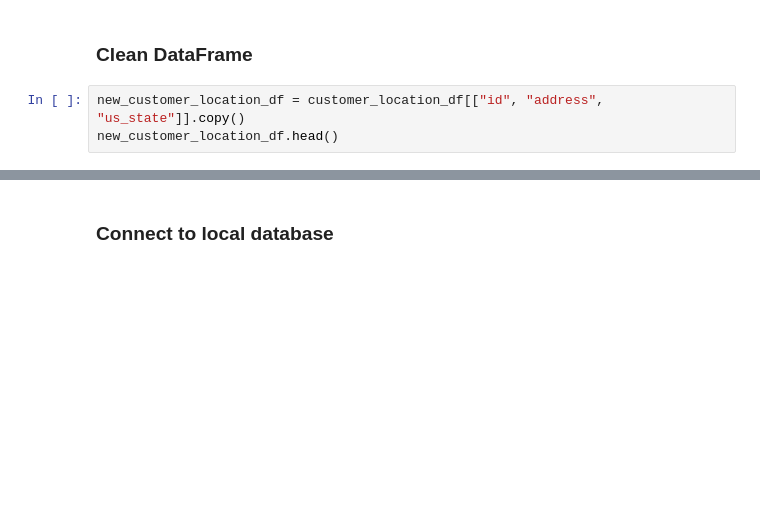
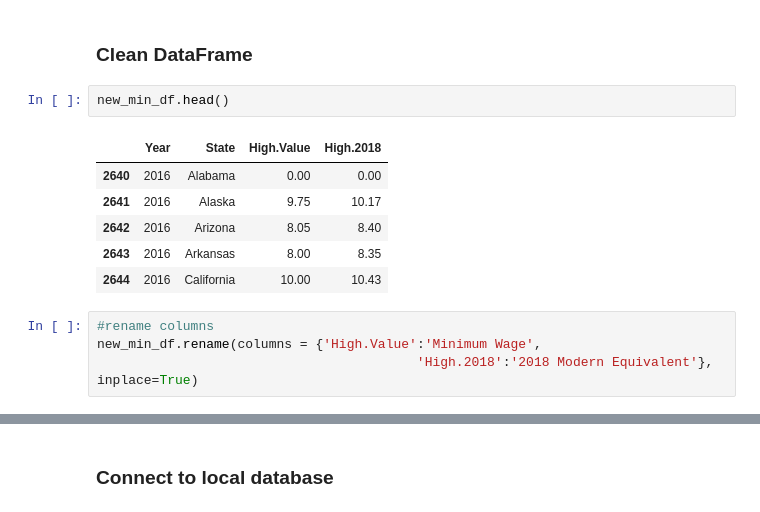
Before and after one commit to pprasitanond/ETL-challenge, a Jupyter notebook: ETL-challenege.ipynb, the cells around one changed output, grey strips where cells are left out. Saved outputs shown, nothing was run; the diff lists cells and outputs as text; blank space fills up the shorter version.

```diff
--- a/ETL-challenege.ipynb
+++ b/ETL-challenege.ipynb
@@ -66,5 +66,15 @@ new_min_df.head()
 # %% [markdown]
 ### Clean DataFrame
-# %%
-new_customer_location_df = customer_location_df[["id", "address", "us_state"]].copy()
-new_customer_location_df.head()
+# %%
+new_min_df.head()
+# %% [output]
+|  | Year | State | High.Value | High.2018 |
+| 2640 | 2016 | Alabama | 0.00 | 0.00 |
+| 2641 | 2016 | Alaska | 9.75 | 10.17 |
+| 2642 | 2016 | Arizona | 8.05 | 8.40 |
+| 2643 | 2016 | Arkansas | 8.00 | 8.35 |
+| 2644 | 2016 | California | 10.00 | 10.43 |
+# %%
+#rename columns
+new_min_df.rename(columns = {'High.Value':'Minimum Wage',
+                                         'High.2018':'2018 Modern Equivalent'}, inplace=True)
```
Also changed, not shown: parts of 6 cells of this notebook.
